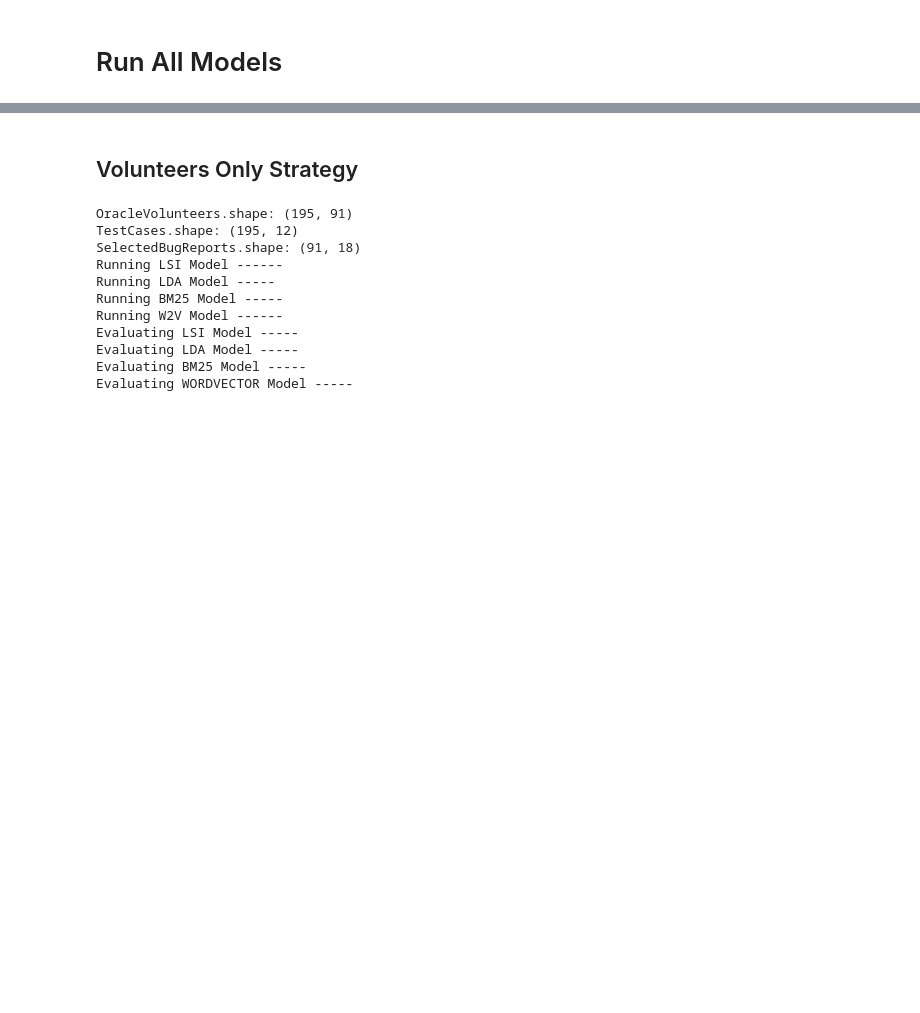
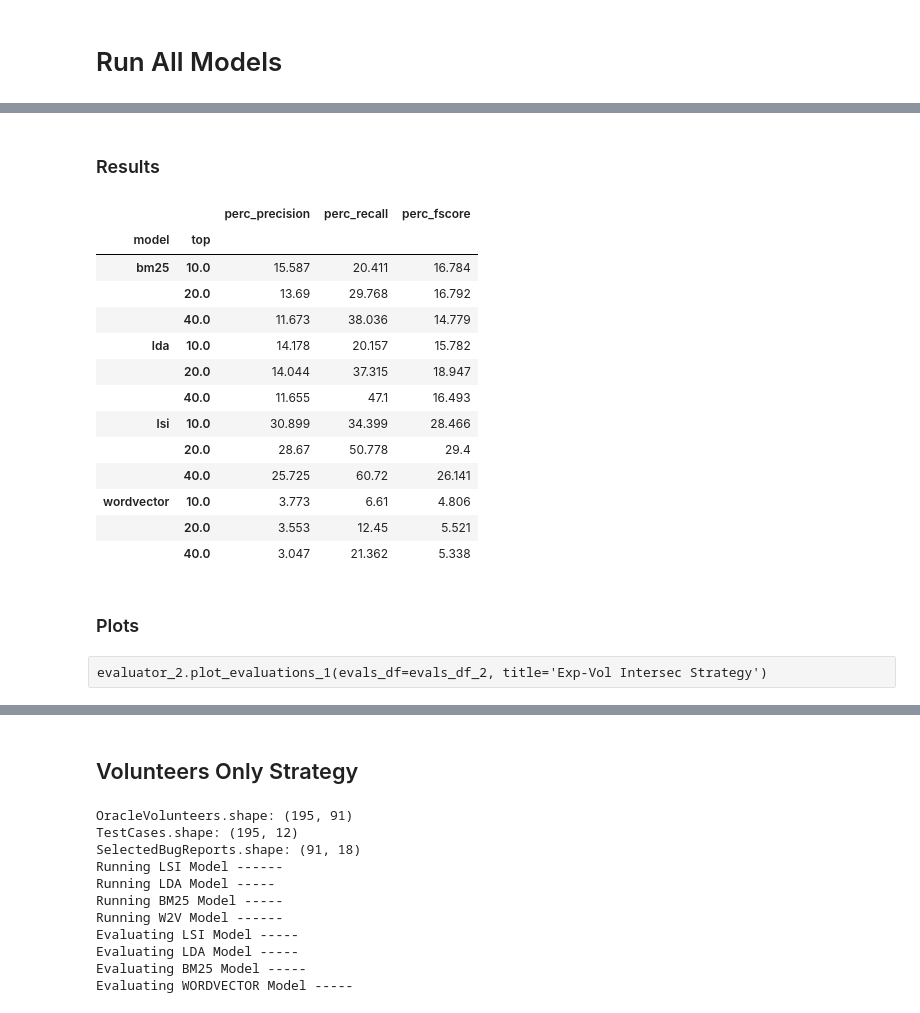
Before and after one commit to Pointpt/trace-link-recovery-study, a Jupyter notebook: notebooks/firefox_p2/tc_br_tracing/tc_br_runner.ipynb, the cells around one changed output, grey strips where cells are left out. Saved outputs shown, nothing was run; the diff lists cells and outputs as text; code cells hidden in the pictures; blank space fills up the shorter version.

Commit message:
ending evaluation of feat_br study and begging evaluation of tc_br study

```diff
--- a/notebooks/firefox_p2/tc_br_tracing/tc_br_runner.ipynb
+++ b/notebooks/firefox_p2/tc_br_tracing/tc_br_runner.ipynb
@@ -15,0 +44,2 @@ import warnings; warnings.simplefilter('ignore')
+# %% [markdown]
+### Results
@@ -15,0 +48,22 @@ import warnings; warnings.simplefilter('ignore')
+# %%
+evals_df_2_1 = evals_df_2[evals_df_2.top != 19.0]
+aux_functions.highlight_df( evals_df_2_1[['model','perc_precision','perc_recall','perc_fscore','top']].groupby(['model','top']).mean())
+# %% [output]
+|  |  | perc_precision | perc_recall | perc_fscore |
+| model | top |  |  |  |
+| bm25 | 10.0 | 15.587 | 20.411 | 16.784 |
+|  | 20.0 | 13.69 | 29.768 | 16.792 |
+|  | 40.0 | 11.673 | 38.036 | 14.779 |
+| lda | 10.0 | 14.178 | 20.157 | 15.782 |
+|  | 20.0 | 14.044 | 37.315 | 18.947 |
+|  | 40.0 | 11.655 | 47.1 | 16.493 |
+| lsi | 10.0 | 30.899 | 34.399 | 28.466 |
+|  | 20.0 | 28.67 | 50.778 | 29.4 |
+|  | 40.0 | 25.725 | 60.72 | 26.141 |
+| wordvector | 10.0 | 3.773 | 6.61 | 4.806 |
+|  | 20.0 | 3.553 | 12.45 | 5.521 |
+|  | 40.0 | 3.047 | 21.362 | 5.338 |
+# %% [markdown]
+### Plots
+# %% [raw]
+evaluator_2.plot_evaluations_1(evals_df=evals_df_2, title='Exp-Vol Intersec Strategy')
```
Also changed, not shown: parts of 21 cells of this notebook, 1 other file.
